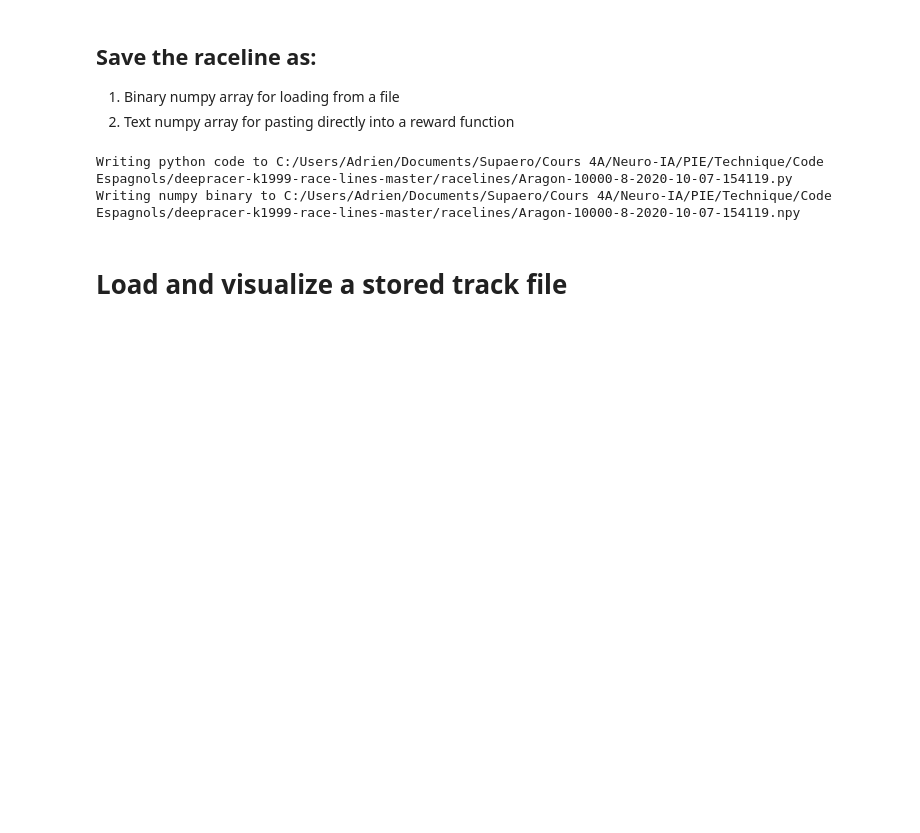
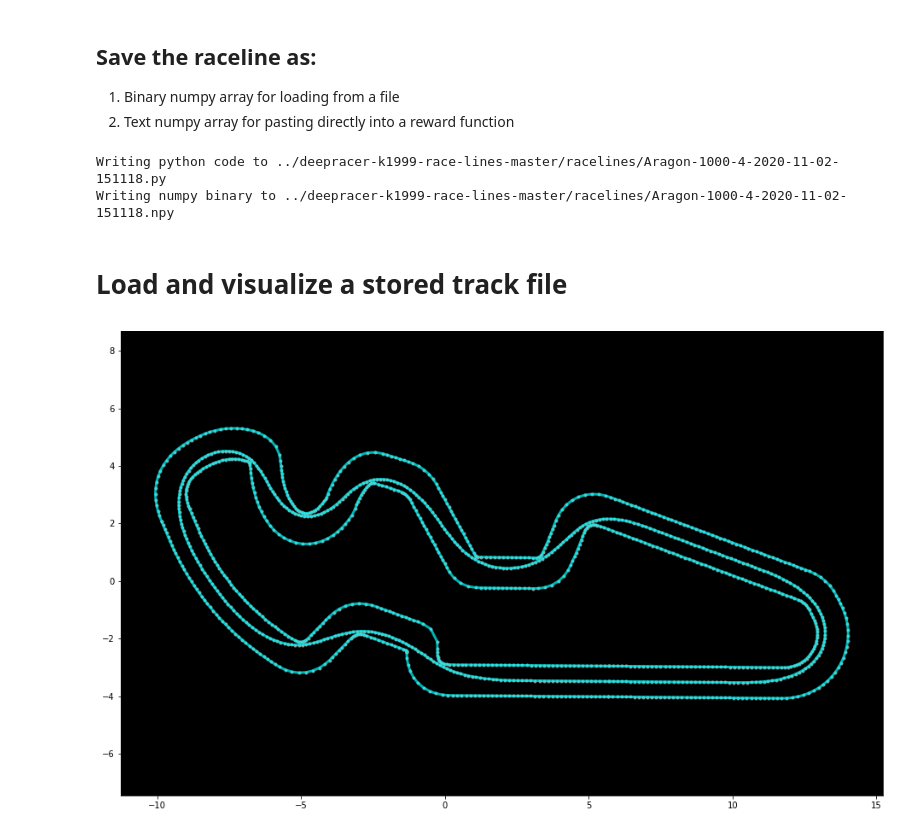
Before and after one commit to jackdawe/PIE_DeepRacer, a Jupyter notebook: Compute_Speed_And_Actions/Race-Line-Calculation.ipynb, the cells around one changed output. Saved outputs shown, nothing was run; the diff lists cells and outputs as text; code cells hidden in the pictures; blank space fills up the shorter version.

```diff
--- a/Compute_Speed_And_Actions/Race-Line-Calculation.ipynb
+++ b/Compute_Speed_And_Actions/Race-Line-Calculation.ipynb
@@ -31,5 +50,4 @@ FileNotFoundError: [WinError 3] Le chemin d’accès spécifié est introuvable:
 # %%
-mypath = "C:/Users/Adrien/Documents/Supaero/Cours 4A/Neuro-IA/PIE/Technique/Code Espagnols/deepracer-k1999-race-lines-master/tracks"
 available_track_files = [f for f in listdir(mypath) if os.path.isfile(os.path.join(mypath, f))]
 available_track_files
 # %% [output]
@@ -54,7 +76,7 @@ available_track_files
 TRACK_NAME = 'Aragon'
 
 # Load the center, inner, outer waypoints
-trackpath = "C:/Users/Adrien/Documents/Supaero/Cours 4A/Neuro-IA/PIE/Technique/Code Espagnols/deepracer-k1999-race-lines-master/tracks/%s.npy" % TRACK_NAME
+trackpath = mypath + "/%s.npy" % TRACK_NAME
 #waypoints = np.load("./tracks/%s.npy" % TRACK_NAME)
 waypoints = np.load(trackpath)
 
@@ -192,11 +214,11 @@ from shapely.geometry.polygon import LinearRing, LineString
 
 # Number of times to iterate each new race line point
 # keep this at 3-8 for best balance of performance and desired result
-XI_ITERATIONS=8 # default 4
+XI_ITERATIONS=4 # default 4
 
 # Number of times to scan the entire race track to iterate
 # 500 will get a good start, 1500 will be closer to optimal result
-LINE_ITERATIONS=10000 # default 1000
+LINE_ITERATIONS=1000 # default 1000
 
 def improve_race_line(old_line, inner_border, outer_border):
     '''Use gradient descent, inspired by K1999, to find the racing line'''
@@ -310,7 +333,7 @@ New race line length: 54.59
 from datetime import datetime
 
 now = datetime.now()
-prefix = 'C:/Users/Adrien/Documents/Supaero/Cours 4A/Neuro-IA/PIE/Technique/Code Espagnols/deepracer-k1999-race-lines-master/racelines/%s-%d-%d-%s' % (TRACK_NAME, LINE_ITERATIONS, XI_ITERATIONS, now.strftime('%Y-%m-%d-%H%M%S'))
+prefix = '../deepracer-k1999-race-lines-master/racelines/%s-%d-%d-%s' % (TRACK_NAME, LINE_ITERATIONS, XI_ITERATIONS, now.strftime('%Y-%m-%d-%H%M%S'))
 py_fname = prefix + '.py'
 npy_fname = prefix + '.npy'
 with open(py_fname, "w") as file:
@@ -320,18 +343,20 @@ with open(py_fname, "w") as file:
 print("Writing numpy binary to %s" % npy_fname)
 np.save(npy_fname, loop_race_line)
 # %% [output]
-Writing python code to C:/Users/Adrien/Documents/Supaero/Cours 4A/Neuro-IA/PIE/Technique/Code Espagnols/deepracer-k1999-race-lines-master/racelines/Aragon-10000-8-2020-10-07-154119.py
-Writing numpy binary to C:/Users/Adrien/Documents/Supaero/Cours 4A/Neuro-IA/PIE/Technique/Code Espagnols/deepracer-k1999-race-lines-master/racelines/Aragon-10000-8-2020-10-07-154119.npy
+Writing python code to ../deepracer-k1999-race-lines-master/racelines/Aragon-1000-4-2020-11-02-151118.py
+Writing numpy binary to ../deepracer-k1999-race-lines-master/racelines/Aragon-1000-4-2020-11-02-151118.npy
 # %% [markdown]
 # Load and visualize a stored track file
 # %%
 from numpy import array
 
-fname = './racelines/ChampionshipCup2019_track-15000-8-2020-05-19-140701.py'
+fname = '../deepracer-k1999-race-lines-master/racelines/Aragon-10000-8-2020-10-07-154119.py'
 with open(fname, "r") as file:
     deserialized = eval(file.read())
 deserialized
 fig = plt.figure(1, figsize=(16, 10))
 ax = fig.add_subplot(111, facecolor='black')
 plt.axis('equal')
 print_border(ax, deserialized, inner_border, outer_border)
+# %% [output]
+[figure, added]
```
Also changed, not shown: parts of 4 cells of this notebook, 34 other files.
